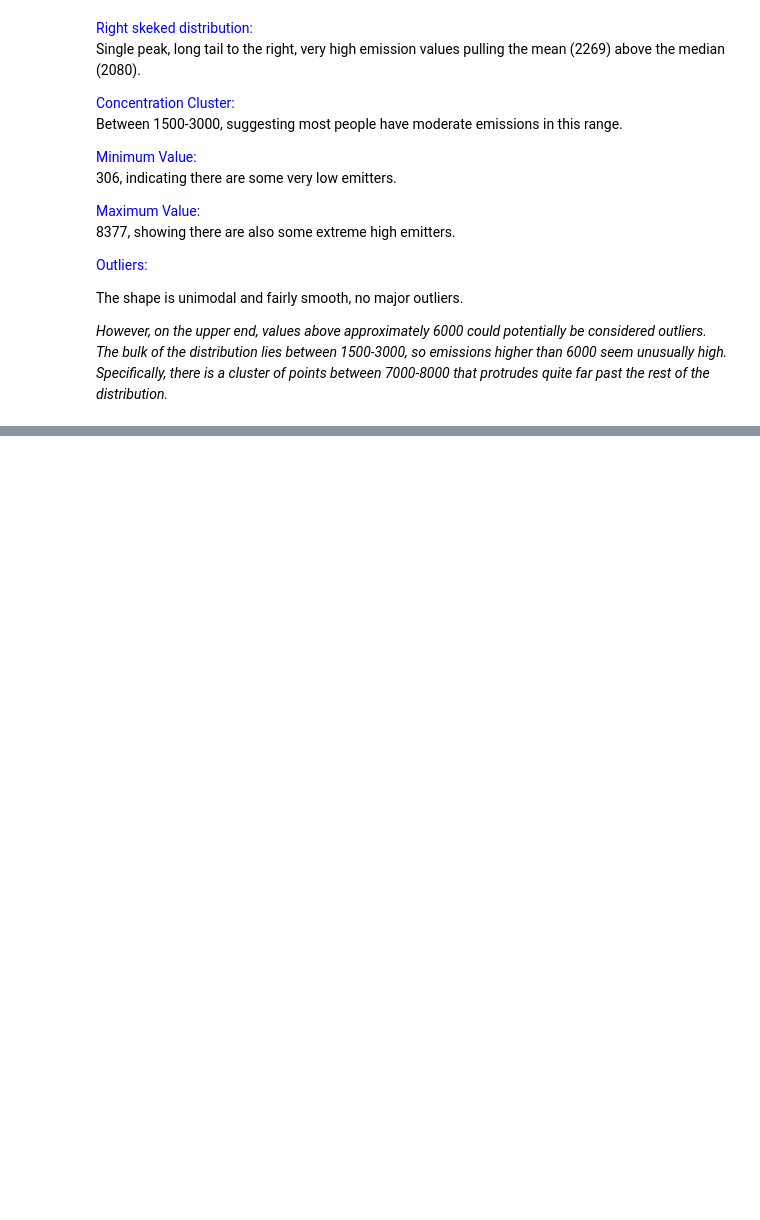
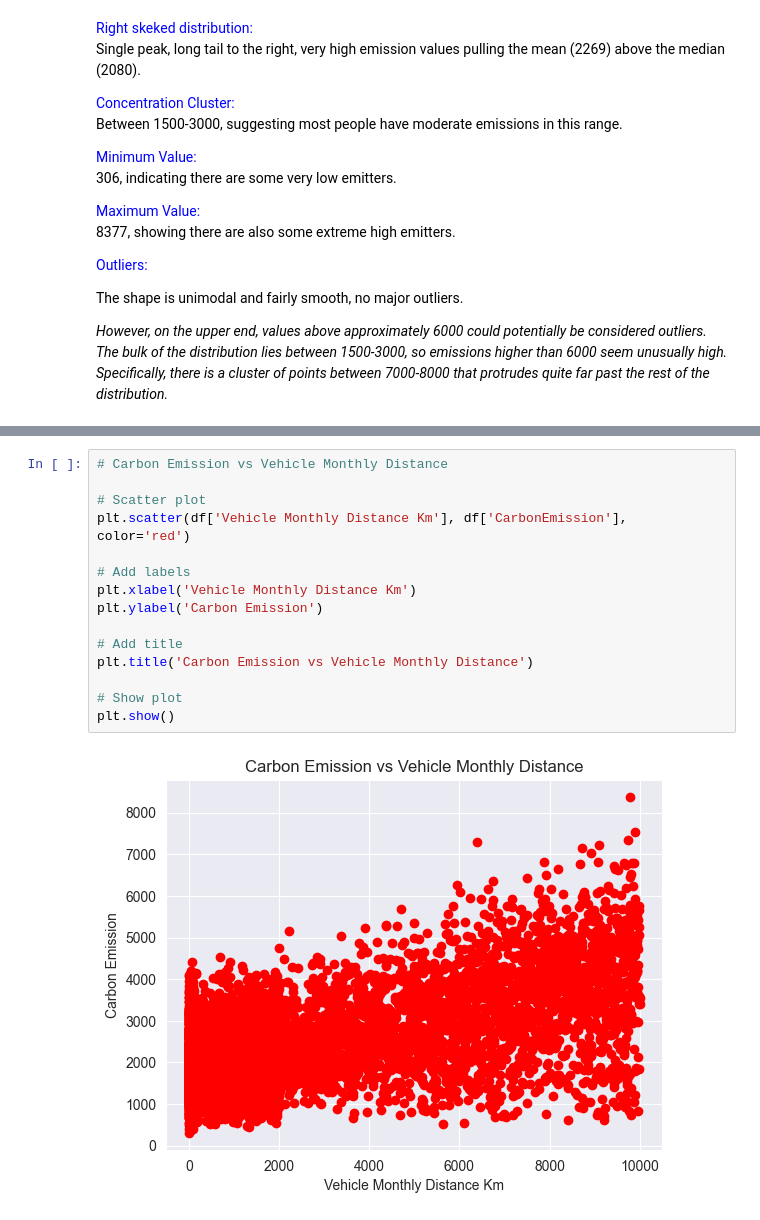
Before and after one commit to zero010010/Usin-ML-to-predict-Carbon-FootPrint-, a Jupyter notebook: src/notebooks/1-Basic_EDA.ipynb, the cells around one changed output, grey strips where cells are left out. Drawn from its saved outputs; the diff is of its cells as text; blank space fills up the shorter version.

```diff
--- a/src/notebooks/1-Basic_EDA.ipynb
+++ b/src/notebooks/1-Basic_EDA.ipynb
@@ -354,0 +299,17 @@ df.to_csv("df_final.csv")
+# %%
+# Carbon Emission vs Vehicle Monthly Distance
+
+# Scatter plot
+plt.scatter(df['Vehicle Monthly Distance Km'], df['CarbonEmission'], color='red')
+
+# Add labels
+plt.xlabel('Vehicle Monthly Distance Km')
+plt.ylabel('Carbon Emission')
+
+# Add title
+plt.title('Carbon Emission vs Vehicle Monthly Distance')
+
+# Show plot
+plt.show()
+# %% [output]
+[figure, added]
```
Also changed, not shown: parts of 38 cells of this notebook, 18 other files.
